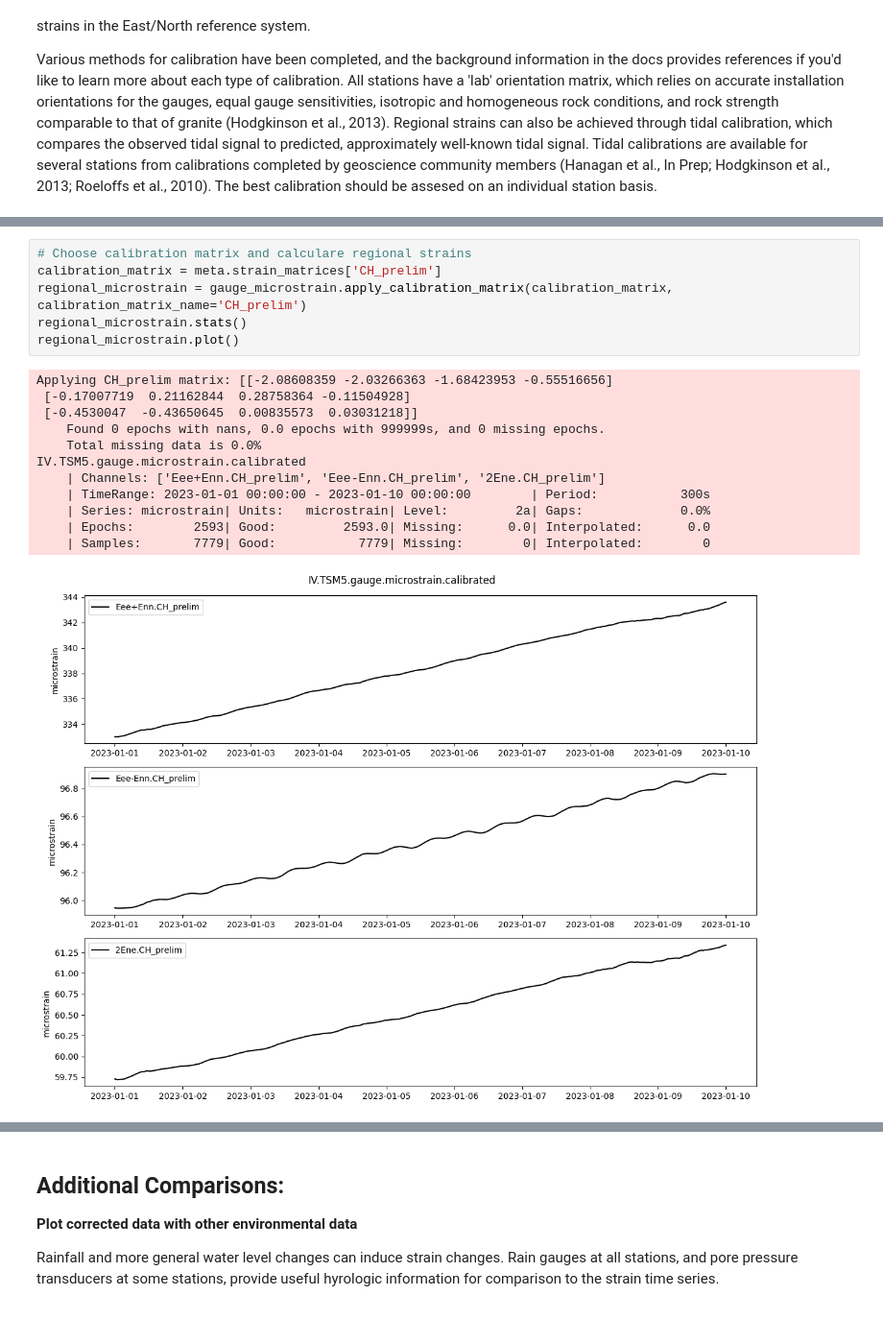
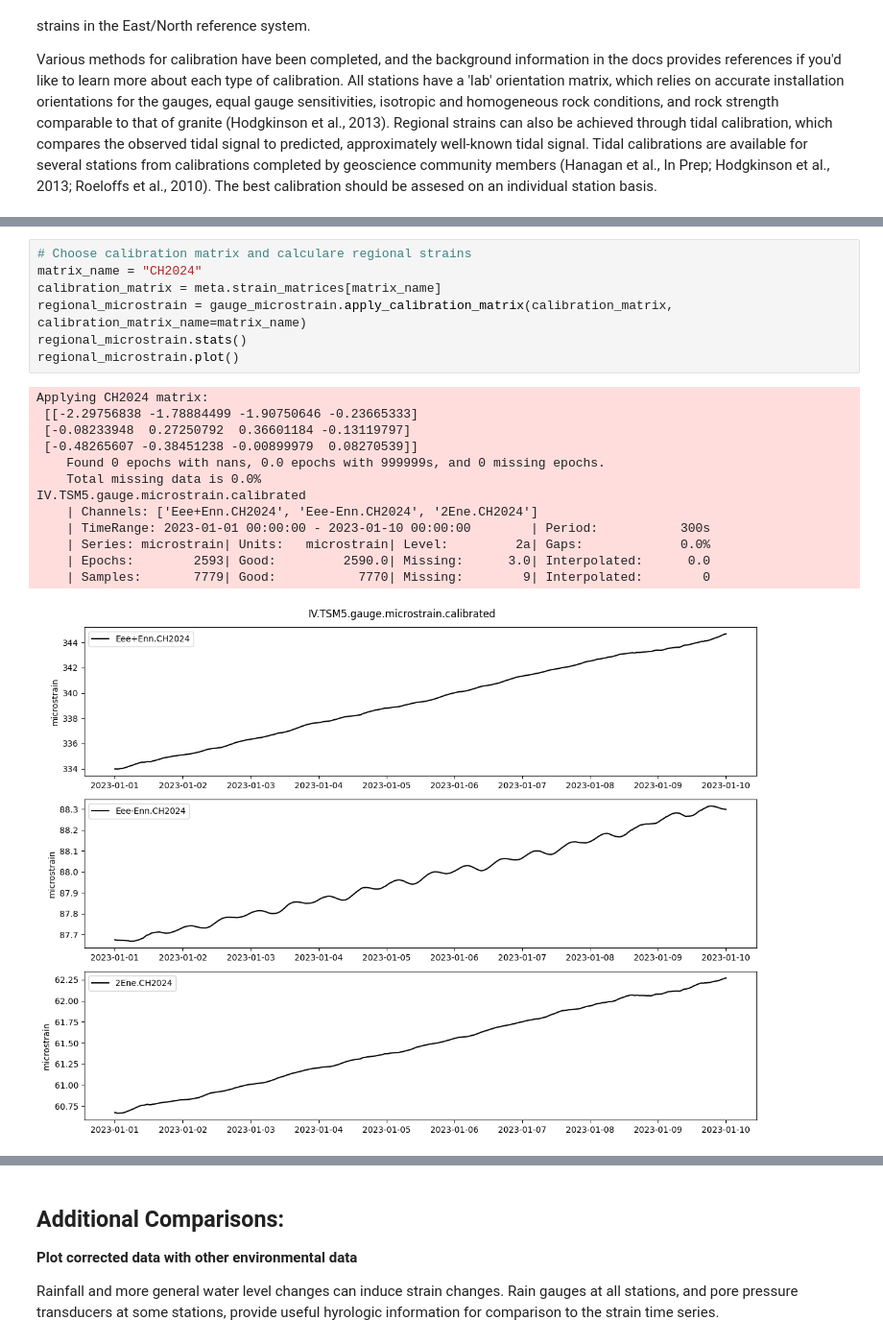
Before and after one commit to EarthScope/earthscopestraintools, a Jupyter notebook: docs/source/notebooks/level2.ipynb, the cells around one changed output, grey strips where cells are left out. Shown at 96% size. Saved outputs shown, nothing was run; the diff lists cells and outputs as text.

```diff
--- a/docs/source/notebooks/level2.ipynb
+++ b/docs/source/notebooks/level2.ipynb
@@ -315,21 +321,23 @@ meta.strain_matrices
 # %%
 # Choose calibration matrix and calculare regional strains
-calibration_matrix = meta.strain_matrices['CH_prelim']
-regional_microstrain = gauge_microstrain.apply_calibration_matrix(calibration_matrix, calibration_matrix_name='CH_prelim')
+matrix_name = "CH2024"
+calibration_matrix = meta.strain_matrices[matrix_name]
+regional_microstrain = gauge_microstrain.apply_calibration_matrix(calibration_matrix, calibration_matrix_name=matrix_name)
 regional_microstrain.stats()
 regional_microstrain.plot()
 # %% [output]
-Applying CH_prelim matrix: [[-2.08608359 -2.03266363 -1.68423953 -0.55516656]
- [-0.17007719  0.21162844  0.28758364 -0.11504928]
- [-0.4530047  -0.43650645  0.00835573  0.03031218]]
+Applying CH2024 matrix:
+ [[-2.29756838 -1.78884499 -1.90750646 -0.23665333]
+ [-0.08233948  0.27250792  0.36601184 -0.13119797]
+ [-0.48265607 -0.38451238 -0.00899979  0.08270539]]
     Found 0 epochs with nans, 0.0 epochs with 999999s, and 0 missing epochs.
     Total missing data is 0.0%
 IV.TSM5.gauge.microstrain.calibrated
-    | Channels: ['Eee+Enn.CH_prelim', 'Eee-Enn.CH_prelim', '2Ene.CH_prelim']
+    | Channels: ['Eee+Enn.CH2024', 'Eee-Enn.CH2024', '2Ene.CH2024']
     | TimeRange: 2023-01-01 00:00:00 - 2023-01-10 00:00:00        | Period:           300s
     | Series: microstrain| Units:   microstrain| Level:         2a| Gaps:             0.0%
-    | Epochs:        2593| Good:         2593.0| Missing:      0.0| Interpolated:      0.0
-    | Samples:       7779| Good:           7779| Missing:        0| Interpolated:        0
+    | Epochs:        2593| Good:         2590.0| Missing:      3.0| Interpolated:      0.0
+    | Samples:       7779| Good:           7770| Missing:        9| Interpolated:        0
-[figure, old version]
+[figure, new version]
 # %%
 # Calculate regional strain corrections
```
Also changed, not shown: parts of 15 cells of this notebook, 2 other files.
